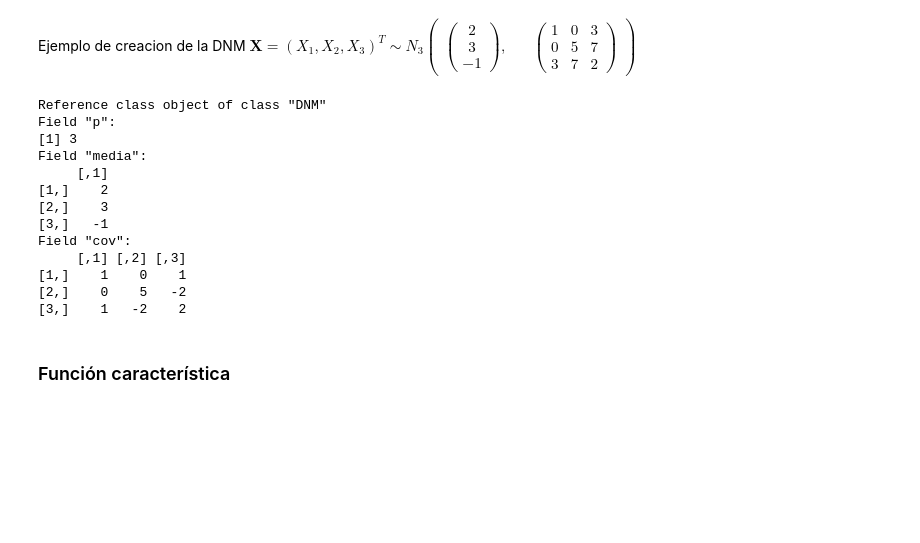
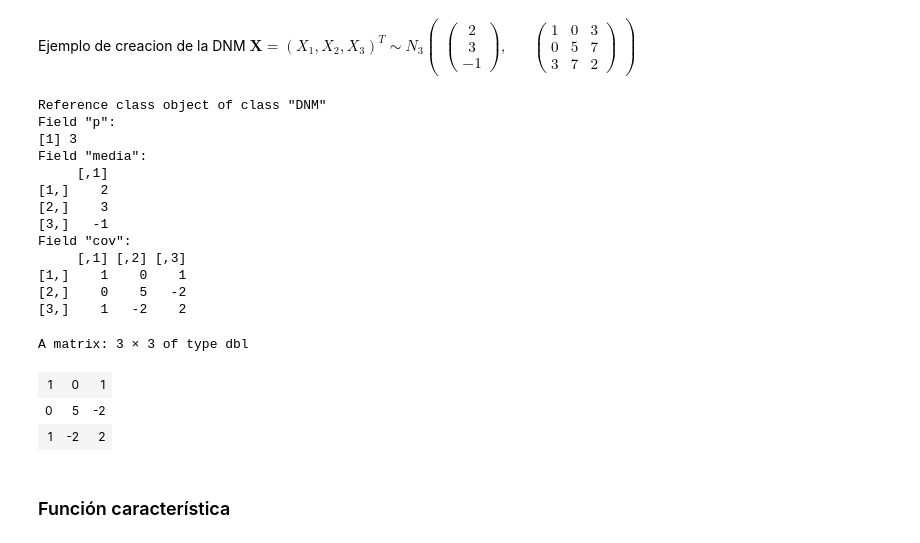
Before and after one commit to fjsaezm/EMV-R, a Jupyter notebook: R.ipynb, the cells around one changed output. Cells and saved outputs as stored; diff of their text form; code cells hidden in the pictures; blank space fills up the shorter version.

```diff
--- a/R.ipynb
+++ b/R.ipynb
@@ -283,24 +285,30 @@ Ejemplo de creacion de la DNM $\pmb{X} = (X_1, X_2, X_3)^T \sim N_3 \begin{pmatr
 # %%
 # Vector medias
 means <- matrix(c(2,3,-1), nrow = 3, ncol = 1)
 # Matriz covarianzas
 cov <- matrix(c(1, 0, 1, 0, 5, -2, 1, -2, 2), nrow = 3, ncol = 3)
 # Creamos la DNM
 X <- DNM$new(p = 3, media = means, cov = cov); X
+
+t(chol(X$cov)) %*% (chol(X$cov))
 # %% [output]
 Reference class object of class "DNM"
 Field "p":
 [1] 3
 Field "media":
      [,1]
 [1,]    2
 [2,]    3
 [3,]   -1
 Field "cov":
      [,1] [,2] [,3]
 [1,]    1    0    1
 [2,]    0    5   -2
 [3,]    1   -2    2
+A matrix: 3 × 3 of type dbl
+| 1 | 0 | 1 |
+| 0 | 5 | -2 |
+| 1 | -2 | 2 |
 # %% [markdown]
 ### Función característica
 # %% [markdown]
```
Also changed, not shown: parts of 22 cells of this notebook.
